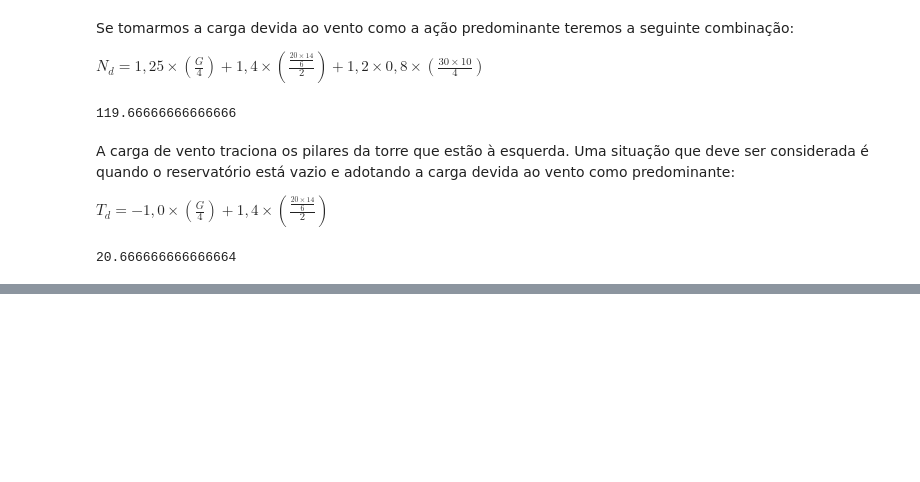
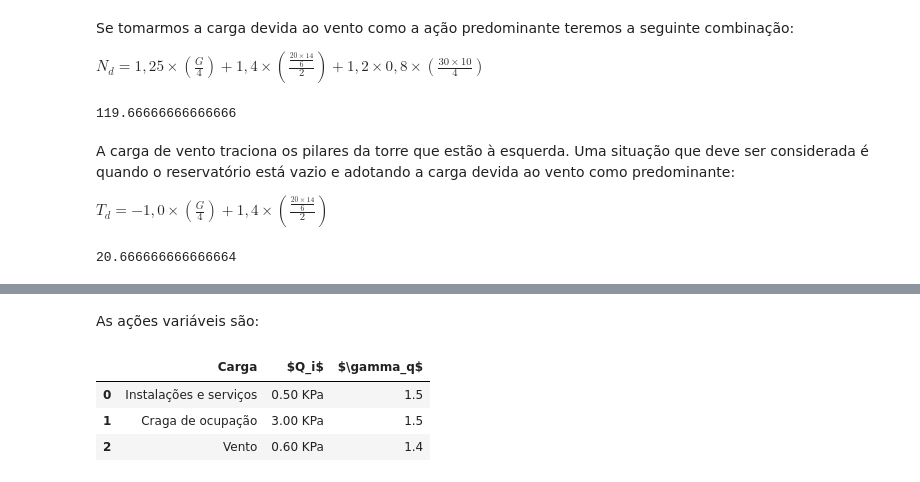
Before and after one commit to goajunior/estruturas4, a Jupyter notebook: Untitled.ipynb, the cells around one changed output, grey strips where cells are left out. Drawn from its saved outputs; the diff is of its cells as text; code cells hidden in the pictures; blank space fills up the shorter version.

```diff
--- a/Untitled.ipynb
+++ b/Untitled.ipynb
@@ -122,0 +123,17 @@ ModuleNotFoundError: No module named 'qgrid'
+# %% [markdown]
+As ações variáveis são:
+# %%
+import qgrid
+import pandas as pd
+from IPython.display import HTML
+
+df = pd.read_csv("variavel_exemplo2.csv")
+
+#table = df.create_table(df)
+
+HTML(df.to_html(classes='table table-striped table-bordered table-centered table-hover'))
+# %% [output]
+|  | Carga | $Q_i$ | $\gamma_q$ |
+| 0 | Instalações e serviços | 0.50 KPa | 1.5 |
+| 1 | Craga de ocupação | 3.00 KPa | 1.5 |
+| 2 | Vento | 0.60 KPa | 1.4 |
```
Also changed, not shown: parts of 28 cells of this notebook, 7 other files.
